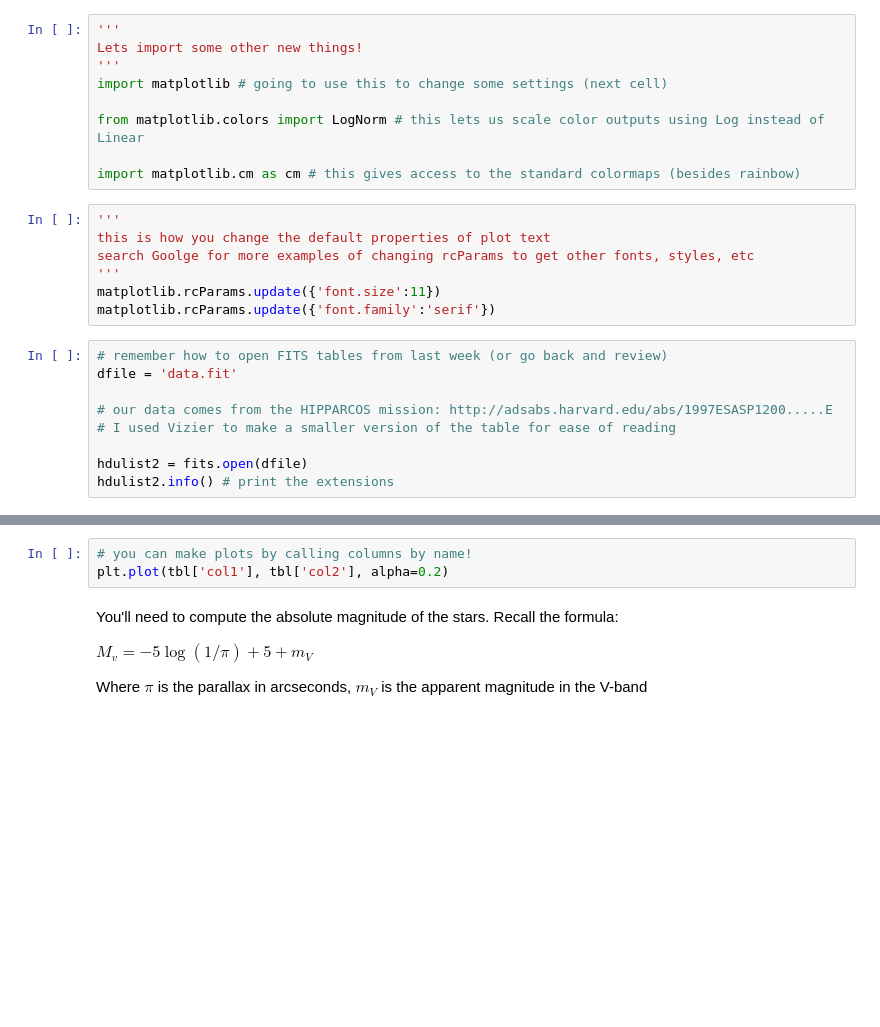
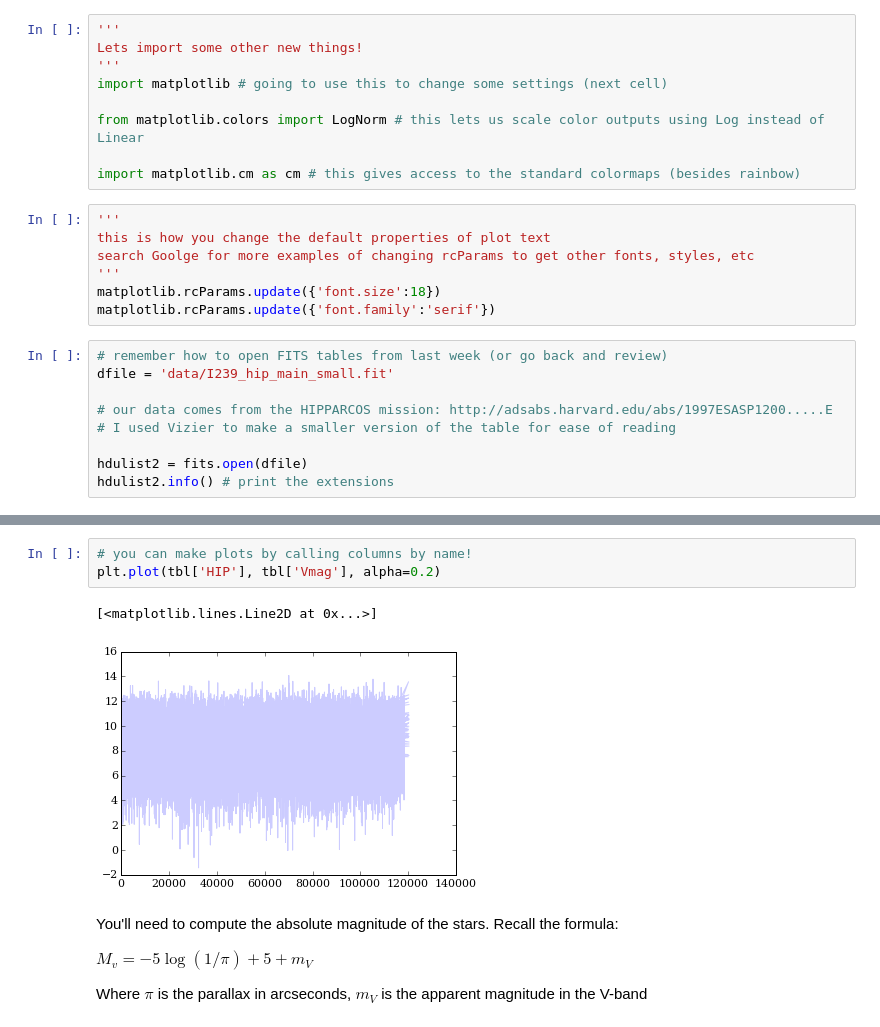
Before and after one commit to jradavenport/WWU-seminar-2016, a Jupyter notebook: lab5/example_plots.ipynb, the cells around one changed output, grey strips where cells are left out. Drawn from its saved outputs; the diff is of its cells as text; blank space fills up the shorter version.

```diff
--- a/lab5/example_plots.ipynb
+++ b/lab5/example_plots.ipynb
@@ -20,11 +20,11 @@ import matplotlib.cm as cm # this gives access to the standard colormaps (beside
 this is how you change the default properties of plot text
 search Goolge for more examples of changing rcParams to get other fonts, styles, etc
 '''
-matplotlib.rcParams.update({'font.size':11})
+matplotlib.rcParams.update({'font.size':18})
 matplotlib.rcParams.update({'font.family':'serif'})
 # %%
 # remember how to open FITS tables from last week (or go back and review)
-dfile = 'data.fit'
+dfile = 'data/I239_hip_main_small.fit'
 
 # our data comes from the HIPPARCOS mission: http://adsabs.harvard.edu/abs/1997ESASP1200.....E
 # I used Vizier to make a smaller version of the table for ease of reading
@@ -38,6 +56,9 @@ tbl.columns # print the columns available (can be called by name!)
 # %%
 # you can make plots by calling columns by name!
-plt.plot(tbl['col1'], tbl['col2'], alpha=0.2)
+plt.plot(tbl['HIP'], tbl['Vmag'], alpha=0.2)
+# %% [output]
+[<matplotlib.lines.Line2D at 0x...>]
+[figure, added]
 # %% [markdown]
 You'll need to compute the absolute magnitude of the stars. Recall the formula:
 
```
Also changed, not shown: parts of 4 cells of this notebook.
